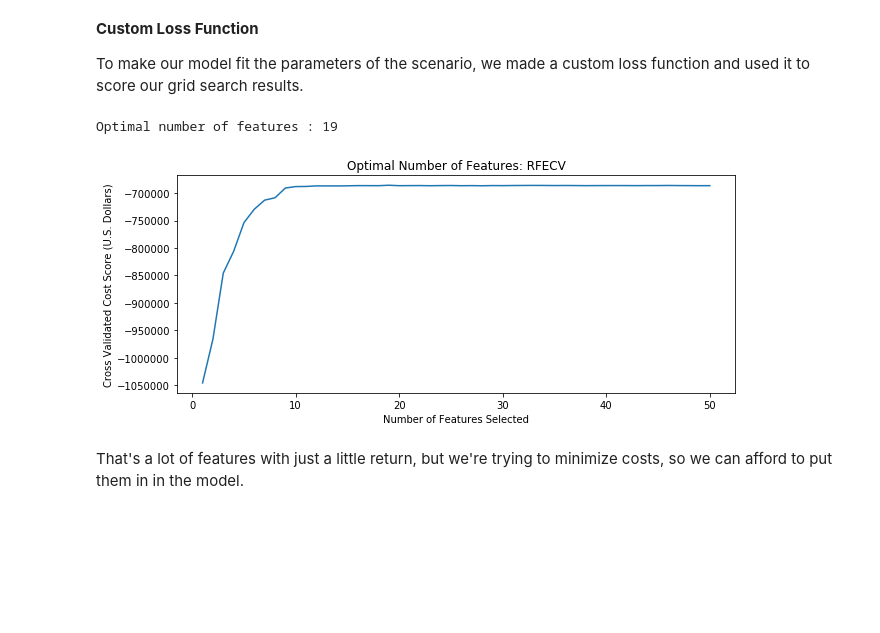
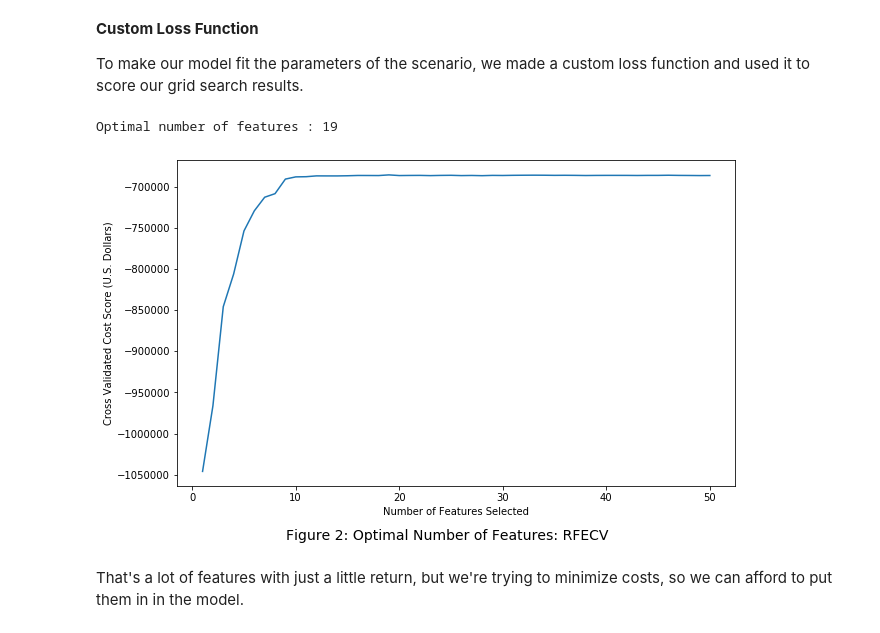
Before and after one commit to sjmiller8182/quant-the-world, a Jupyter notebook: final_project/Final Project.ipynb, the cells around one changed output. Drawn from its saved outputs; the diff is of its cells as text; code cells hidden in the pictures; blank space fills up the shorter version.

```diff
--- a/final_project/Final Project.ipynb
+++ b/final_project/Final Project.ipynb
@@ -356,17 +356,18 @@ feature_selector = feature_selector.fit(X_train, y_train)
 # %%
 import matplotlib.pyplot as plt
 # visualize the results
 print('Optimal number of features : %d' % feature_selector.n_features_)
-plt.figure(figsize=(10,4))
-plt.title('Optimal Number of Features: RFECV')
+plt.figure(figsize=(10,6))
 plt.xlabel('Number of Features Selected')
 plt.ylabel('Cross Validated Cost Score (U.S. Dollars)')
 plt.plot(range(1,len(feature_selector.grid_scores_) +1), feature_selector.grid_scores_)
-plt.savefig('./feature_selection.png')
+caption = 'Figure 2: Optimal Number of Features: RFECV'
+plt.figtext(0.5, 0.001, caption, wrap=True, horizontalalignment='center', fontsize=14);
+plt.savefig('feature_selection.png')
 plt.show()
 # %% [output]
 Optimal number of features : 19
-[figure, old version]
+[figure, new version]
 # %% [markdown]
 That's a lot of features with just a little return, but we're trying to minimize costs, so we can afford to put them in in the model.
 # %%
```
